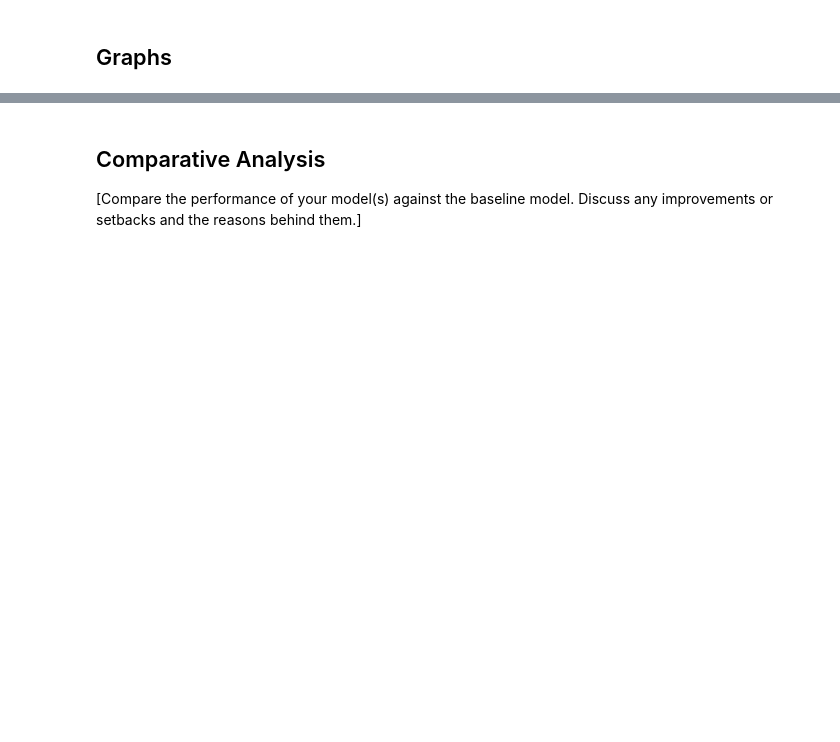
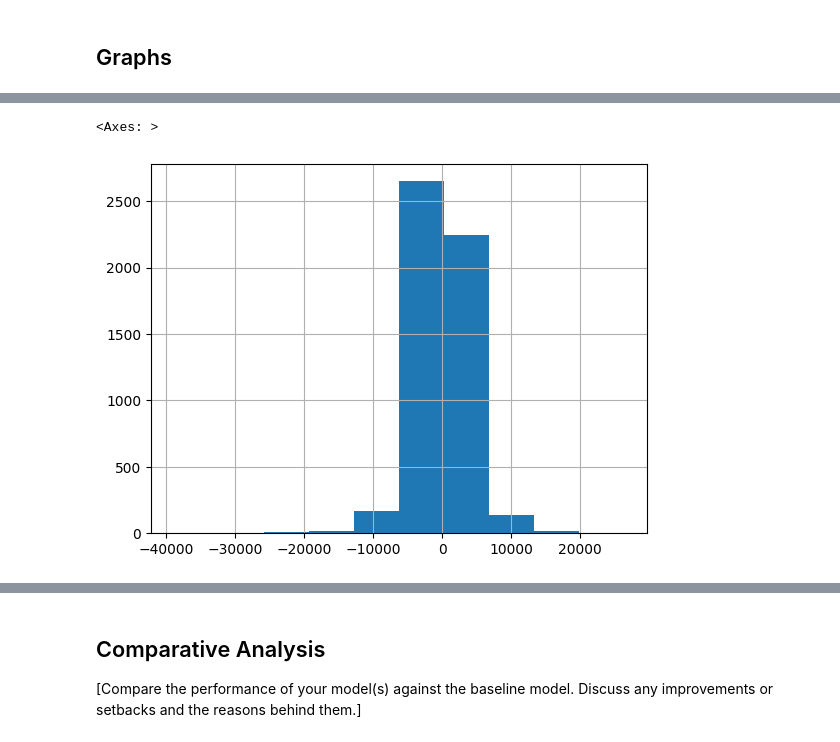
Before and after one commit to EjoelM/Opencampus_SH_TimeSeries_Energy, a Jupyter notebook: 3_Models/lightGBM.ipynb, the cells around one changed output, grey strips where cells are left out. Drawn from its saved outputs; the diff is of its cells as text; code cells hidden in the pictures; blank space fills up the shorter version.

```diff
--- a/3_Models/lightGBM.ipynb
+++ b/3_Models/lightGBM.ipynb
@@ -135,5 +144,4 @@ df_graph = pd.DataFrame()
 df_graph["y_hat"] = prediction
 df_graph["y"] = y_test.values
 df_graph["y-y_hat"] = df_graph["y"] - df_graph["y_hat"]
-# df_graph["y"].plot()
-df_graph["y-y_hat"].plot()
+df_graph.index = y_test.index
@@ -142,0 +153,5 @@ df_graph["y-y_hat"].plot()
+# %%
+df_graph["y-y_hat"].hist()
+# %% [output]
+<Axes: >
+[figure, added]
```
Also changed, not shown: parts of 10 cells of this notebook.
